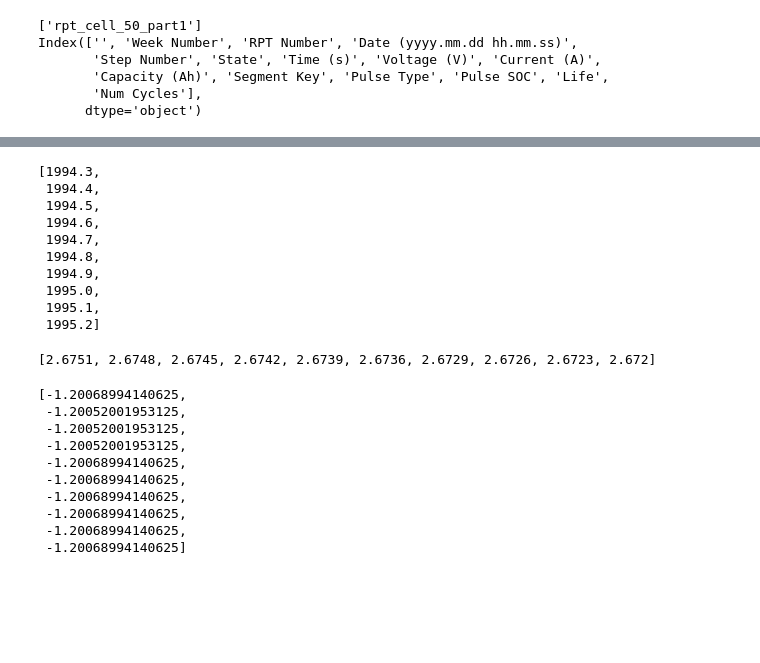
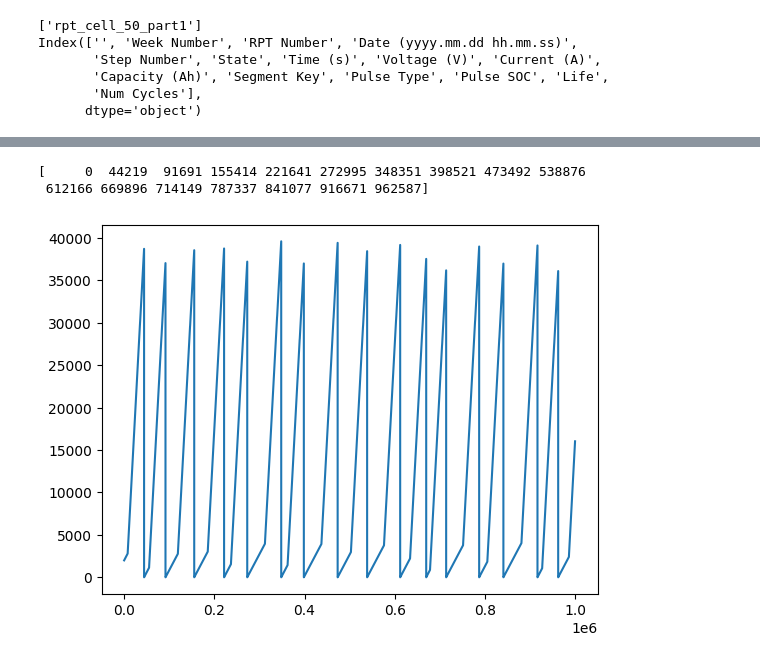
Before and after one commit to gsscala/star_dataset, a Jupyter notebook: first_analysis_data_uconn/20250917-gdtada-test_data_uconn.ipynb, the cells around one changed output, grey strips where cells are left out. Saved outputs shown, nothing was run; the diff lists cells and outputs as text; code cells hidden in the pictures; blank space fills up the shorter version.

```diff
--- a/first_analysis_data_uconn/20250917-gdtada-test_data_uconn.ipynb
+++ b/first_analysis_data_uconn/20250917-gdtada-test_data_uconn.ipynb
@@ -39,36 +29,0 @@ array(['8.0', '8.5', '9.0', '9.5', '10.0', '10.5', '11.0', '11.5', '12.0',
-# %%
-dfTime = df["Time (s)"]
-dfTime = [float(i) for i in dfTime]
-dfTime[:10]
-# %% [output]
-[1994.3,
- 1994.4,
- 1994.5,
- 1994.6,
- 1994.7,
- 1994.8,
- 1994.9,
- 1995.0,
- 1995.1,
- 1995.2]
-# %%
-dfU = df["Voltage (V)"]
-dfU = [float(i) for i in dfU]
-dfU[:10]
-# %% [output]
-[2.6751, 2.6748, 2.6745, 2.6742, 2.6739, 2.6736, 2.6729, 2.6726, 2.6723, 2.672]
-# %%
-dfI = df["Current (A)"]
-dfI = [float(i) for i in dfI]
-dfI[:10]
-# %% [output]
-[-1.20068994140625,
- -1.20052001953125,
- -1.20052001953125,
- -1.20052001953125,
- -1.20068994140625,
- -1.20068994140625,
- -1.20068994140625,
- -1.20068994140625,
- -1.20068994140625,
- -1.20068994140625]
@@ -75,2 +35,15 @@ dfI[:10]
+# %%
+# Check idx where df["Time"] == 0
+idx = np.where(np.array(dfTime) == 0)[0]
+idx = np.insert(idx, 0, 0)
+print(idx)
+# %% [output]
+[     0  44219  91691 155414 221641 272995 348351 398521 473492 538876
+ 612166 669896 714149 787337 841077 916671 962587]
+# %%
+plt.plot(dfTime)
+plt.show()
+# %% [output]
+[figure, added]
 # %%
 # plot current vs time
```
Also changed, not shown: parts of 9 cells of this notebook, 3 other files.
